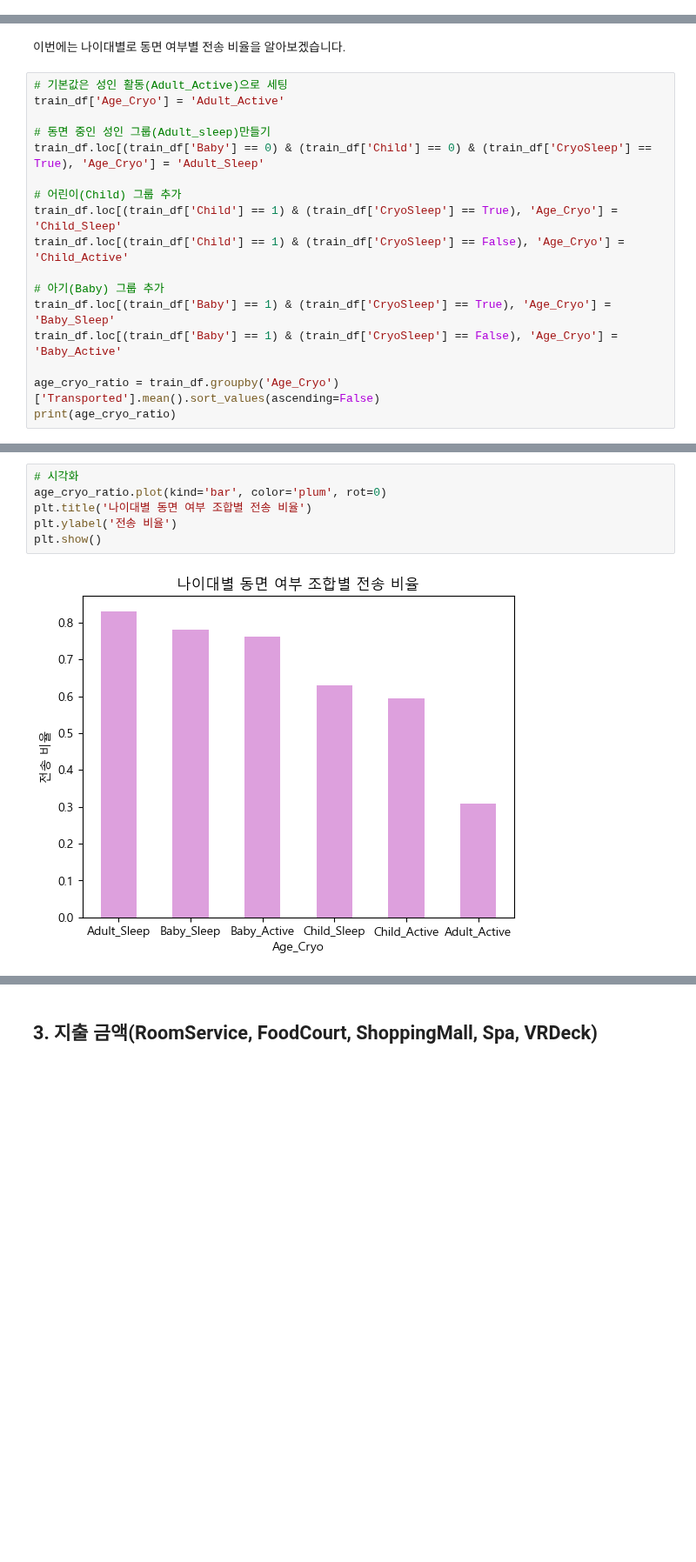
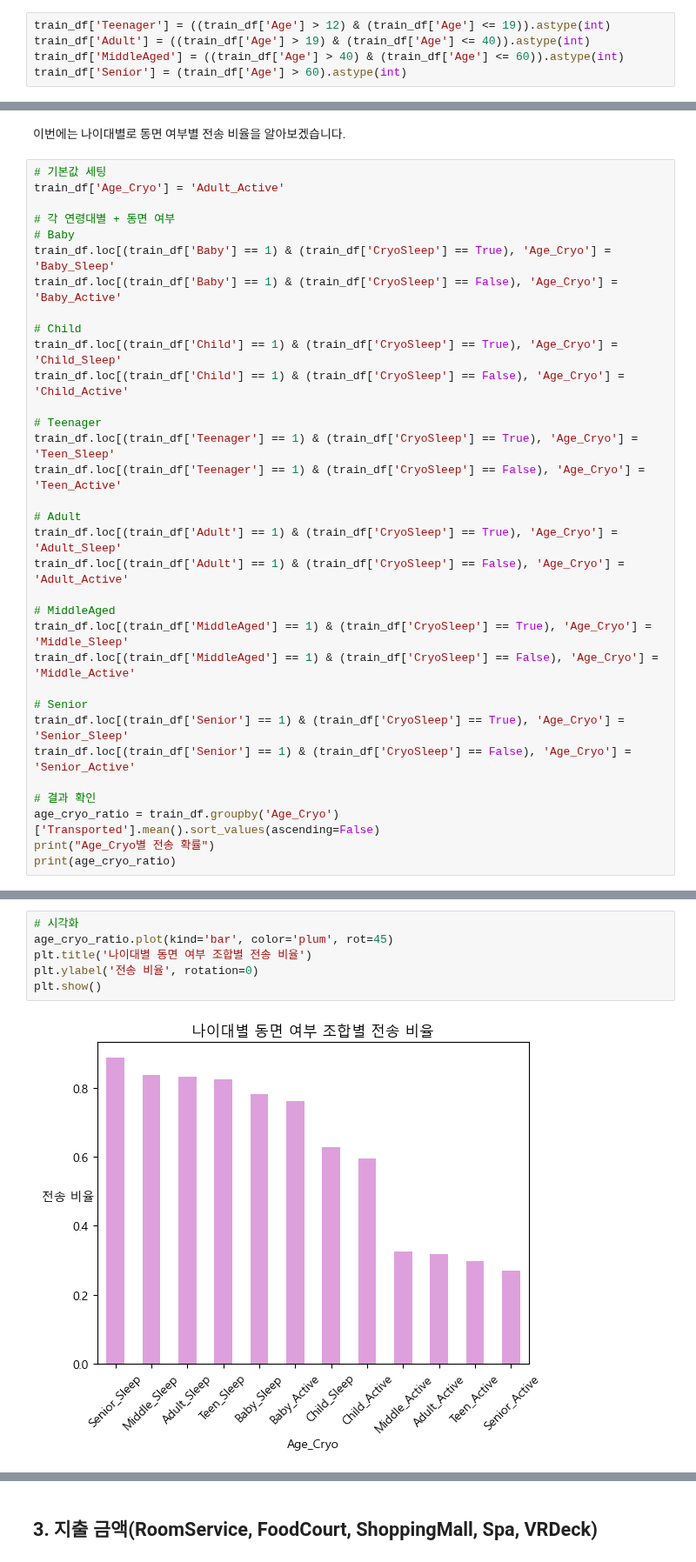
Before and after one commit to whrbgud333/sklearn-est15th-realfinal, a Jupyter notebook: Spaceship_Titanic/Spaceship_1.ipynb, the cells around one changed output, grey strips where cells are left out. Shown at 87% size. Saved outputs shown, nothing was run; the diff lists cells and outputs as text; blank space fills up the shorter version.

```diff
--- a/Spaceship_Titanic/Spaceship_1.ipynb
+++ b/Spaceship_Titanic/Spaceship_1.ipynb
@@ -321,3 +331,8 @@ train_df['Child'] = ((train_df['Age'] > 4) & (train_df['Age'] <= 12)).astype(int
+# %%
+train_df['Teenager'] = ((train_df['Age'] > 12) & (train_df['Age'] <= 19)).astype(int)
+train_df['Adult'] = ((train_df['Age'] > 19) & (train_df['Age'] <= 40)).astype(int)
+train_df['MiddleAged'] = ((train_df['Age'] > 40) & (train_df['Age'] <= 60)).astype(int)
+train_df['Senior'] = (train_df['Age'] > 60).astype(int)
 # %% [markdown]
 이번엔 나이별 동면 비율을 알아보겠습니다.
 # %%
@@ -338,20 +353,36 @@ plt.show()
 # %% [markdown]
 이번에는 나이대별로 동면 여부별 전송 비율을 알아보겠습니다.
 # %%
-# 기본값은 성인 활동(Adult_Active)으로 세팅
+# 기본값 세팅
 train_df['Age_Cryo'] = 'Adult_Active'
 
-# 동면 중인 성인 그룹(Adult_sleep)만들기
-train_df.loc[(train_df['Baby'] == 0) & (train_df['Child'] == 0) & (train_df['CryoSleep'] == True), 'Age_Cryo'] = 'Adult_Sleep'
+# 각 연령대별 + 동면 여부
+# Baby
+train_df.loc[(train_df['Baby'] == 1) & (train_df['CryoSleep'] == True), 'Age_Cryo'] = 'Baby_Sleep'
+train_df.loc[(train_df['Baby'] == 1) & (train_df['CryoSleep'] == False), 'Age_Cryo'] = 'Baby_Active'
 
-# 어린이(Child) 그룹 추가
+# Child
 train_df.loc[(train_df['Child'] == 1) & (train_df['CryoSleep'] == True), 'Age_Cryo'] = 'Child_Sleep'
 train_df.loc[(train_df['Child'] == 1) & (train_df['CryoSleep'] == False), 'Age_Cryo'] = 'Child_Active'
 
-# 아기(Baby) 그룹 추가
-train_df.loc[(train_df['Baby'] == 1) & (train_df['CryoSleep'] == True), 'Age_Cryo'] = 'Baby_Sleep'
-train_df.loc[(train_df['Baby'] == 1) & (train_df['CryoSleep'] == False), 'Age_Cryo'] = 'Baby_Active'
+# Teenager
+train_df.loc[(train_df['Teenager'] == 1) & (train_df['CryoSleep'] == True), 'Age_Cryo'] = 'Teen_Sleep'
+train_df.loc[(train_df['Teenager'] == 1) & (train_df['CryoSleep'] == False), 'Age_Cryo'] = 'Teen_Active'
 
+# Adult
+train_df.loc[(train_df['Adult'] == 1) & (train_df['CryoSleep'] == True), 'Age_Cryo'] = 'Adult_Sleep'
+train_df.loc[(train_df['Adult'] == 1) & (train_df['CryoSleep'] == False), 'Age_Cryo'] = 'Adult_Active'
+
+# MiddleAged
+train_df.loc[(train_df['MiddleAged'] == 1) & (train_df['CryoSleep'] == True), 'Age_Cryo'] = 'Middle_Sleep'
+train_df.loc[(train_df['MiddleAged'] == 1) & (train_df['CryoSleep'] == False), 'Age_Cryo'] = 'Middle_Active'
+
+# Senior
+train_df.loc[(train_df['Senior'] == 1) & (train_df['CryoSleep'] == True), 'Age_Cryo'] = 'Senior_Sleep'
+train_df.loc[(train_df['Senior'] == 1) & (train_df['CryoSleep'] == False), 'Age_Cryo'] = 'Senior_Active'
+
+# 결과 확인
 age_cryo_ratio = train_df.groupby('Age_Cryo')['Transported'].mean().sort_values(ascending=False)
+print("Age_Cryo별 전송 확률")
 print(age_cryo_ratio)
 # %% [output]
@@ -365,10 +403,10 @@ Adult_Active    0.308190
 Name: Transported, dtype: float64
 # %%
 # 시각화
-age_cryo_ratio.plot(kind='bar', color='plum', rot=0)
+age_cryo_ratio.plot(kind='bar', color='plum', rot=45)
 plt.title('나이대별 동면 여부 조합별 전송 비율')
-plt.ylabel('전송 비율')
+plt.ylabel('전송 비율', rotation=0)
 plt.show()
 # %% [output]
-[figure, old version]
+[figure, new version]
 # %% [markdown]
```
Also changed, not shown: parts of 94 cells of this notebook.
